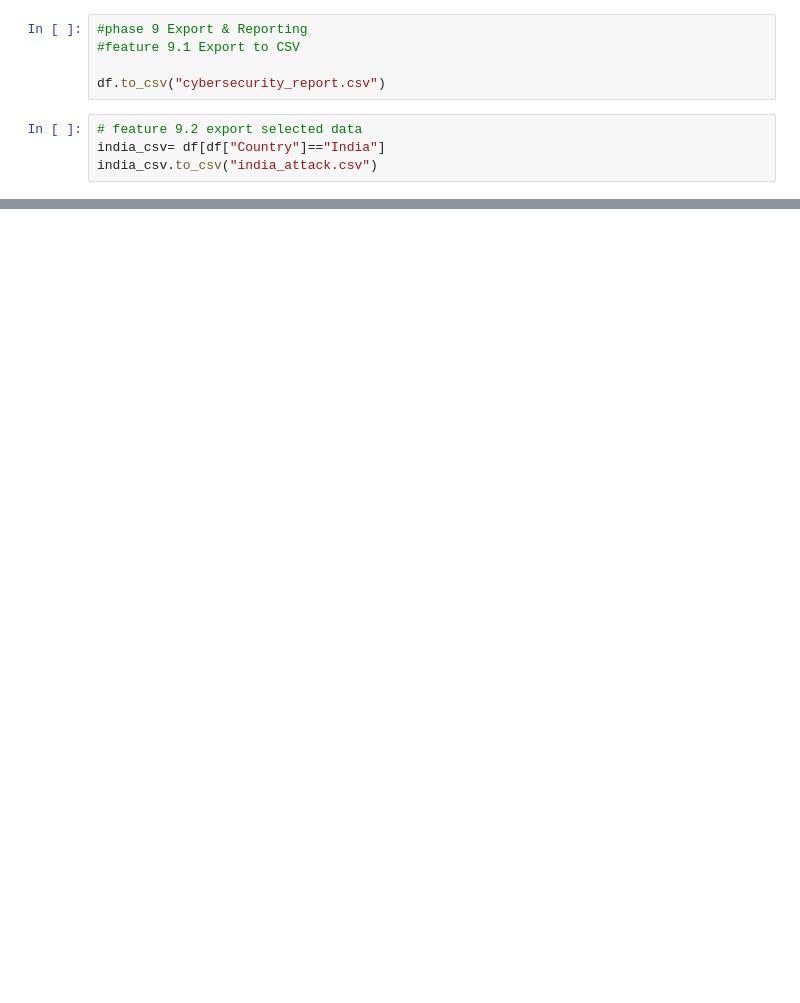
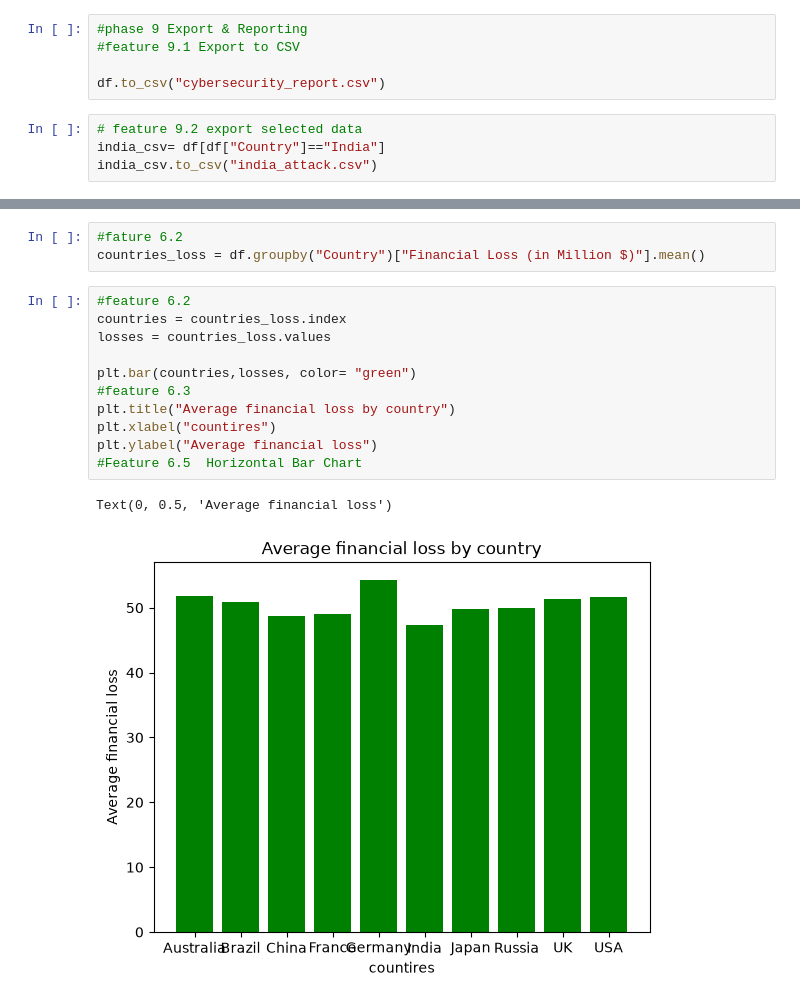
Before and after one commit to kingping77777/cyber-threat-log-analyzer, a Jupyter notebook: notebooks/exploration.ipynb, the cells around one changed output, grey strips where cells are left out. Drawn from its saved outputs; the diff is of its cells as text; blank space fills up the shorter version.

```diff
--- a/notebooks/exploration.ipynb
+++ b/notebooks/exploration.ipynb
@@ -783,0 +833,17 @@ india_csv.to_csv("india_attack.csv")
+# %%
+#fature 6.2
+countries_loss = df.groupby("Country")["Financial Loss (in Million $)"].mean()
+# %%
+#feature 6.2
+countries = countries_loss.index
+losses = countries_loss.values
+
+plt.bar(countries,losses, color= "green")
+#feature 6.3
+plt.title("Average financial loss by country")
+plt.xlabel("countires")
+plt.ylabel("Average financial loss")
+#Feature 6.5  Horizontal Bar Chart
+# %% [output]
+Text(0, 0.5, 'Average financial loss')
+[figure, added]
```
Also changed, not shown: parts of 9 cells of this notebook.
